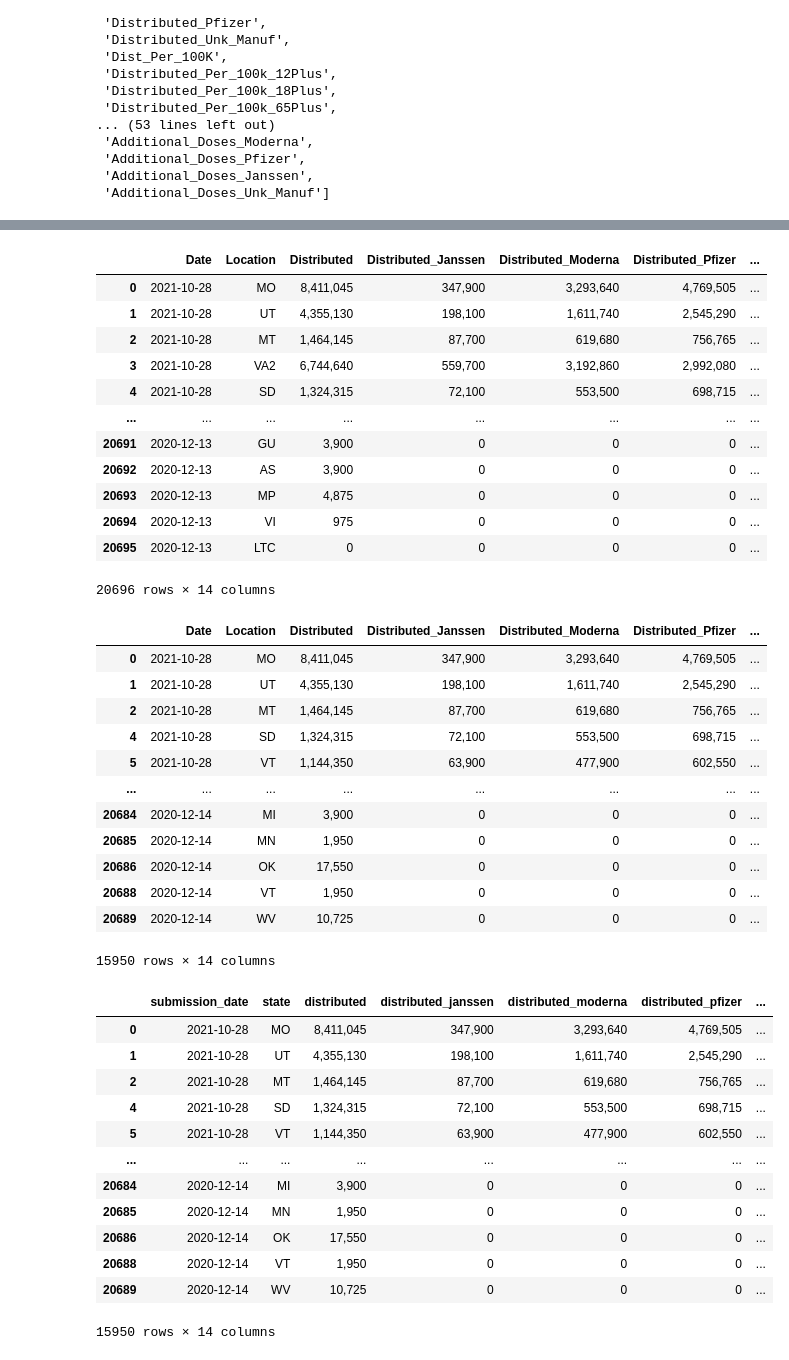
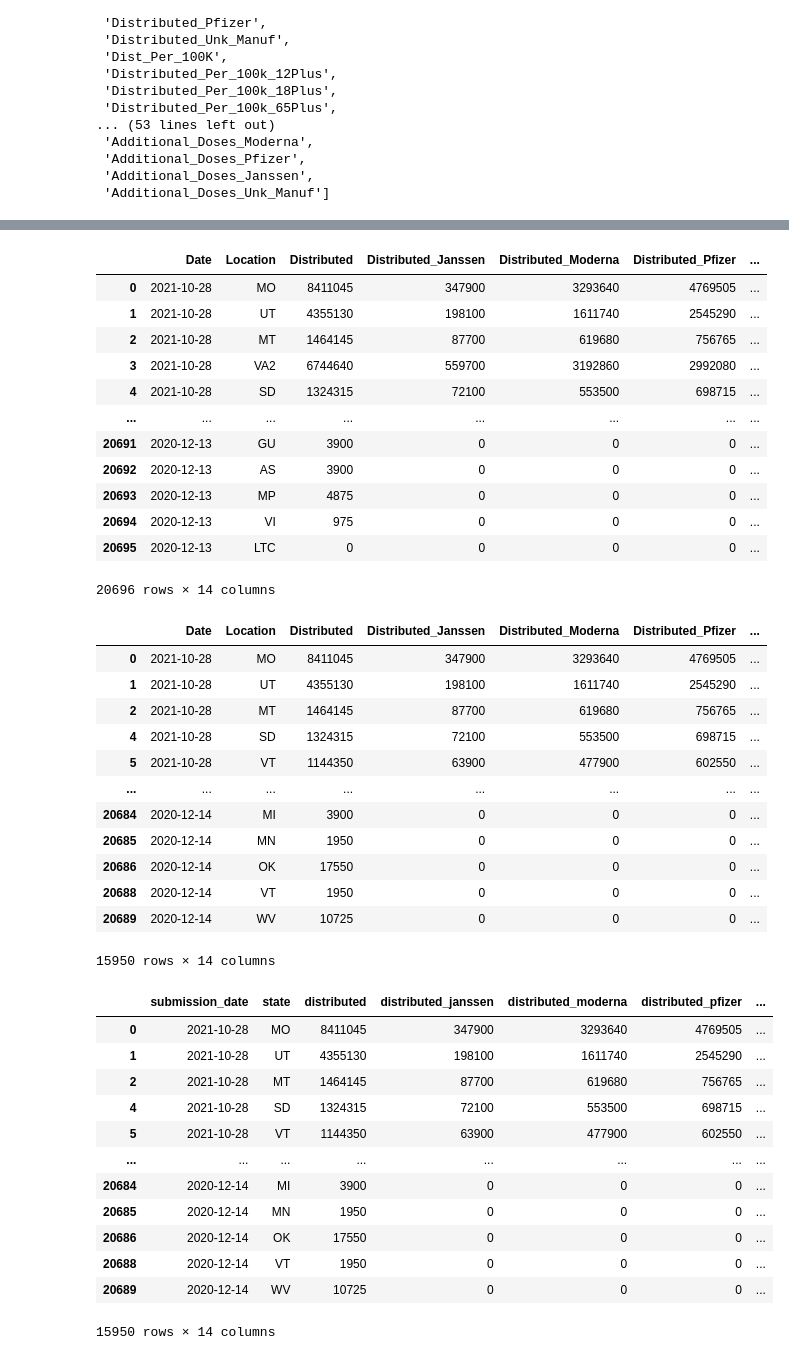
Before and after one commit to rjsoriano1990/Project2, a Jupyter notebook: covid_vac_cleaner.ipynb, the cells around one changed output, grey strips where cells are left out. Saved outputs shown, nothing was run; the diff lists cells and outputs as text; code cells hidden in the pictures.

```diff
--- a/covid_vac_cleaner.ipynb
+++ b/covid_vac_cleaner.ipynb
@@ -7,7 +9,7 @@ import numpy as np
 # %%
-# Establishing the path to our first dataset mouse_metadata_df
+#establishing the path to dataset
 
-csv_file = os.path.join("COVID-19_Vaccinations_in_the_United_States_Jurisdiction.csv")
+csv_file = os.path.join("Resources/COVID-19_Vaccinations_in_the_United_States_Jurisdiction.csv")
 
 US_Cov19_df = pd.read_csv(csv_file,low_memory=False)
 
@@ -87,15 +85,15 @@ New_US_Cov19_df["Date"] = pd.to_datetime(New_US_Cov19_df["Date"])
 New_US_Cov19_df
 # %% [output]
 |  | Date | Location | Distributed | Distributed_Janssen | Distributed_Moderna | Distributed_Pfizer | ... |
-| 0 | 2021-10-28 | MO | 8,411,045 | 347,900 | 3,293,640 | 4,769,505 | ... |
-| 1 | 2021-10-28 | UT | 4,355,130 | 198,100 | 1,611,740 | 2,545,290 | ... |
-| 2 | 2021-10-28 | MT | 1,464,145 | 87,700 | 619,680 | 756,765 | ... |
-| 3 | 2021-10-28 | VA2 | 6,744,640 | 559,700 | 3,192,860 | 2,992,080 | ... |
-| 4 | 2021-10-28 | SD | 1,324,315 | 72,100 | 553,500 | 698,715 | ... |
+| 0 | 2021-10-28 | MO | 8411045 | 347900 | 3293640 | 4769505 | ... |
+| 1 | 2021-10-28 | UT | 4355130 | 198100 | 1611740 | 2545290 | ... |
+| 2 | 2021-10-28 | MT | 1464145 | 87700 | 619680 | 756765 | ... |
+| 3 | 2021-10-28 | VA2 | 6744640 | 559700 | 3192860 | 2992080 | ... |
+| 4 | 2021-10-28 | SD | 1324315 | 72100 | 553500 | 698715 | ... |
 | ... | ... | ... | ... | ... | ... | ... | ... |
-| 20691 | 2020-12-13 | GU | 3,900 | 0 | 0 | 0 | ... |
-| 20692 | 2020-12-13 | AS | 3,900 | 0 | 0 | 0 | ... |
-| 20693 | 2020-12-13 | MP | 4,875 | 0 | 0 | 0 | ... |
+| 20691 | 2020-12-13 | GU | 3900 | 0 | 0 | 0 | ... |
+| 20692 | 2020-12-13 | AS | 3900 | 0 | 0 | 0 | ... |
+| 20693 | 2020-12-13 | MP | 4875 | 0 | 0 | 0 | ... |
 | 20694 | 2020-12-13 | VI | 975 | 0 | 0 | 0 | ... |
 | 20695 | 2020-12-13 | LTC | 0 | 0 | 0 | 0 | ... |
 20696 rows × 14 columns
@@ -107,16 +105,16 @@ filter_New_US_Cov19_df = New_US_Cov19_df.loc[New_US_Cov19_df ['Location'].isin([
 filter_New_US_Cov19_df
 # %% [output]
 |  | Date | Location | Distributed | Distributed_Janssen | Distributed_Moderna | Distributed_Pfizer | ... |
-| 0 | 2021-10-28 | MO | 8,411,045 | 347,900 | 3,293,640 | 4,769,505 | ... |
-| 1 | 2021-10-28 | UT | 4,355,130 | 198,100 | 1,611,740 | 2,545,290 | ... |
-| 2 | 2021-10-28 | MT | 1,464,145 | 87,700 | 619,680 | 756,765 | ... |
-| 4 | 2021-10-28 | SD | 1,324,315 | 72,100 | 553,500 | 698,715 | ... |
-| 5 | 2021-10-28 | VT | 1,144,350 | 63,900 | 477,900 | 602,550 | ... |
+| 0 | 2021-10-28 | MO | 8411045 | 347900 | 3293640 | 4769505 | ... |
+| 1 | 2021-10-28 | UT | 4355130 | 198100 | 1611740 | 2545290 | ... |
+| 2 | 2021-10-28 | MT | 1464145 | 87700 | 619680 | 756765 | ... |
+| 4 | 2021-10-28 | SD | 1324315 | 72100 | 553500 | 698715 | ... |
+| 5 | 2021-10-28 | VT | 1144350 | 63900 | 477900 | 602550 | ... |
 | ... | ... | ... | ... | ... | ... | ... | ... |
-| 20684 | 2020-12-14 | MI | 3,900 | 0 | 0 | 0 | ... |
-| 20685 | 2020-12-14 | MN | 1,950 | 0 | 0 | 0 | ... |
-| 20686 | 2020-12-14 | OK | 17,550 | 0 | 0 | 0 | ... |
-| 20688 | 2020-12-14 | VT | 1,950 | 0 | 0 | 0 | ... |
-| 20689 | 2020-12-14 | WV | 10,725 | 0 | 0 | 0 | ... |
+| 20684 | 2020-12-14 | MI | 3900 | 0 | 0 | 0 | ... |
+| 20685 | 2020-12-14 | MN | 1950 | 0 | 0 | 0 | ... |
+| 20686 | 2020-12-14 | OK | 17550 | 0 | 0 | 0 | ... |
+| 20688 | 2020-12-14 | VT | 1950 | 0 | 0 | 0 | ... |
+| 20689 | 2020-12-14 | WV | 10725 | 0 | 0 | 0 | ... |
 15950 rows × 14 columns
 # %%
@@ -124,28 +123,29 @@ New_US_Cov19_df.to_csv('test.csv', index=False)
 # %%
+#rename columns
 renamed_US_Cov19_df = filter_New_US_Cov19_df.rename(columns={'Date':"submission_date",
 'Location':"state",
  'Distributed':"distributed",
  'Distributed_Janssen':"distributed_janssen",
  'Distributed_Moderna':"distributed_moderna",
- 'Distributed_Pfizer':"distributed_pfizer",'Dist_Per_100K':"dist_per_100K",'Administered':"administered",'Administered_Janssen':"administered_janssen",
+ 'Distributed_Pfizer':"distributed_pfizer",'Dist_Per_100K':"dist_per_100k",'Administered':"administered",'Administered_Janssen':"administered_janssen",
  'Administered_Moderna':"administered_moderna",
  'Administered_Pfizer':"administered_pfizer",'Recip_Administered':"recip_administered",
  'Administered_Dose1_Recip':"administered_dose1_recip",
  'Administered_Dose1_Pop_Pct':"administered_dose1_pop_pct"})
 
 renamed_US_Cov19_df
 # %% [output]
 |  | submission_date | state | distributed | distributed_janssen | distributed_moderna | distributed_pfizer | ... |
-| 0 | 2021-10-28 | MO | 8,411,045 | 347,900 | 3,293,640 | 4,769,505 | ... |
-| 1 | 2021-10-28 | UT | 4,355,130 | 198,100 | 1,611,740 | 2,545,290 | ... |
-| 2 | 2021-10-28 | MT | 1,464,145 | 87,700 | 619,680 | 756,765 | ... |
-| 4 | 2021-10-28 | SD | 1,324,315 | 72,100 | 553,500 | 698,715 | ... |
-| 5 | 2021-10-28 | VT | 1,144,350 | 63,900 | 477,900 | 602,550 | ... |
+| 0 | 2021-10-28 | MO | 8411045 | 347900 | 3293640 | 4769505 | ... |
+| 1 | 2021-10-28 | UT | 4355130 | 198100 | 1611740 | 2545290 | ... |
+| 2 | 2021-10-28 | MT | 1464145 | 87700 | 619680 | 756765 | ... |
+| 4 | 2021-10-28 | SD | 1324315 | 72100 | 553500 | 698715 | ... |
+| 5 | 2021-10-28 | VT | 1144350 | 63900 | 477900 | 602550 | ... |
 | ... | ... | ... | ... | ... | ... | ... | ... |
-| 20684 | 2020-12-14 | MI | 3,900 | 0 | 0 | 0 | ... |
-| 20685 | 2020-12-14 | MN | 1,950 | 0 | 0 | 0 | ... |
-| 20686 | 2020-12-14 | OK | 17,550 | 0 | 0 | 0 | ... |
-| 20688 | 2020-12-14 | VT | 1,950 | 0 | 0 | 0 | ... |
-| 20689 | 2020-12-14 | WV | 10,725 | 0 | 0 | 0 | ... |
+| 20684 | 2020-12-14 | MI | 3900 | 0 | 0 | 0 | ... |
+| 20685 | 2020-12-14 | MN | 1950 | 0 | 0 | 0 | ... |
+| 20686 | 2020-12-14 | OK | 17550 | 0 | 0 | 0 | ... |
+| 20688 | 2020-12-14 | VT | 1950 | 0 | 0 | 0 | ... |
+| 20689 | 2020-12-14 | WV | 10725 | 0 | 0 | 0 | ... |
 15950 rows × 14 columns
 # %%
```
Also changed, not shown: parts of 10 cells of this notebook, 8 other files.
